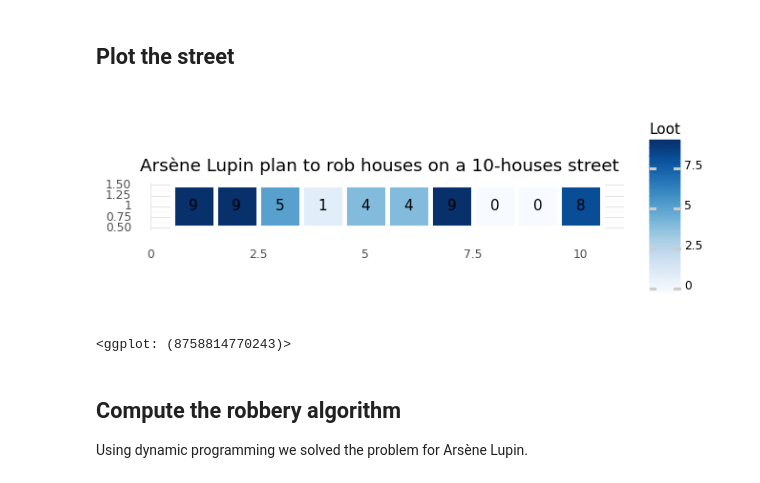
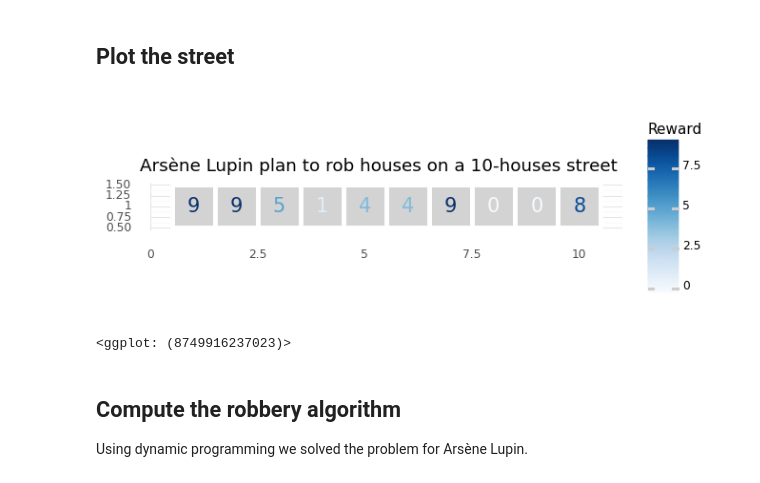
Before and after one commit to alannadevgen/reinforcement-learning, a Jupyter notebook: lupin/lupin.ipynb, the cells around one changed output. Cells and saved outputs as stored; diff of their text form; code cells hidden in the pictures.

Commit message:
Change background color first plot for Lupin

```diff
--- a/lupin/lupin.ipynb
+++ b/lupin/lupin.ipynb
@@ -79,35 +79,35 @@ df
 # %%
 # plot it
 (
   ggplot(df) +
-    geom_tile(aes(x='x', y='y', fill='reward'), color='white', size=2) +
-    geom_text(aes(x='x', y='y', label='reward'))+
-    scale_fill_cmap(cmap_name="Blues") +
+    geom_tile(aes(x='x', y='y'), color="white", fill="lightgrey", size=2) +
+    geom_text(aes(x='x', y='y', label='reward', color='reward'), size=15)+
+    scale_color_cmap(cmap_name="Blues") +
     theme(
       panel_grid = element_blank(),
       axis_text = element_blank(),
       axis_title_x = element_blank(),
       axis_text_x = element_blank(),
       axis_title_y = element_blank(),
       axis_text_y = element_blank(),
       axis_line = element_blank(),
       axis_ticks_major_x=element_blank(),
       axis_ticks_minor_x=element_blank(),
       axis_ticks_major_y=element_blank(),
       axis_ticks_minor_y=element_blank(),
     ) +
     coord_equal() +
     labs(
       title = "Arsène Lupin plan to rob houses on a 10-houses street",
-      fill = "Loot",
+      color = "Reward",
       x =  "",
       y =  ""
     ) +
     theme_minimal()
 )
 # %% [output]
-[figure, old version]
+[figure, new version]
-<ggplot: (8758814770243)>
+<ggplot: (8749916237023)>
 # %% [markdown]
 ## Compute the robbery algorithm
 
```
Also changed, not shown: parts of 1 cell of this notebook.
